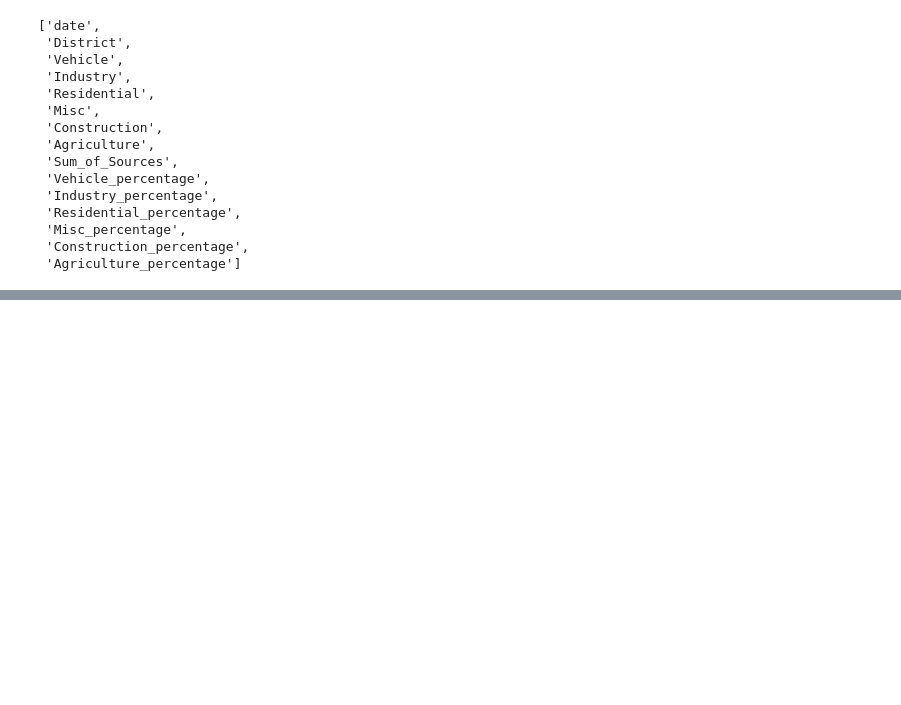
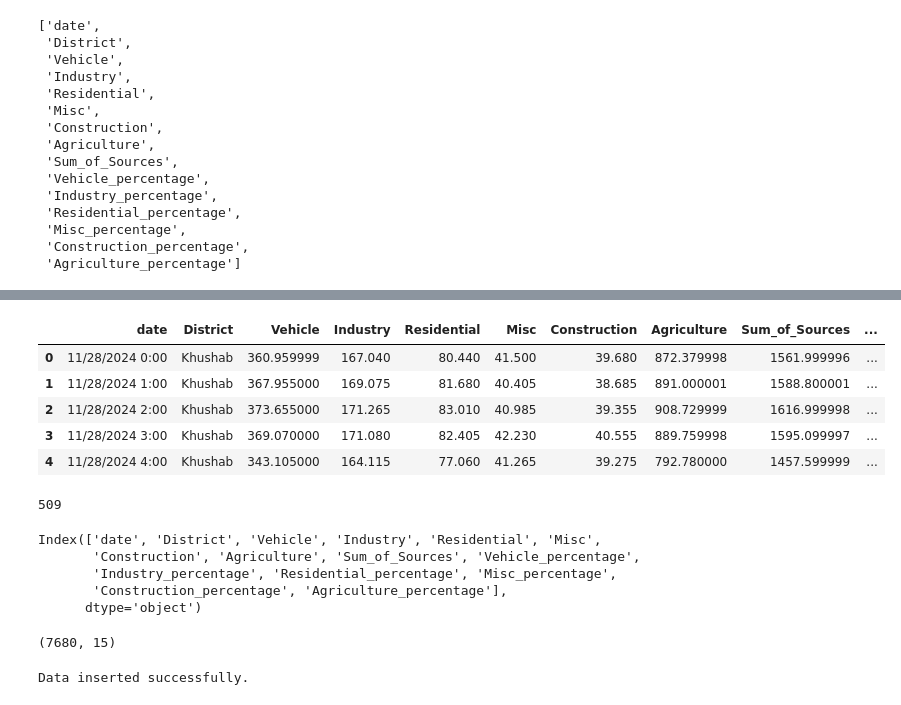
Before and after one commit to ReehaKashif/Smog-Project, a Jupyter notebook: fastapi-server/octapi_db.ipynb, the cells around one changed output, grey strips where cells are left out. Saved outputs shown, nothing was run; the diff lists cells and outputs as text; code cells hidden in the pictures; blank space fills up the shorter version.

```diff
--- a/fastapi-server/octapi_db.ipynb
+++ b/fastapi-server/octapi_db.ipynb
@@ -473,0 +485,34 @@ columns
+# %%
+df = df[['date'] + [col for col in df.columns if col != 'date']]
+# %%
+df.head()
+# %% [output]
+|  | date | District | Vehicle | Industry | Residential | Misc | Construction | Agriculture | Sum_of_Sources | ... |
+| 0 | 11/28/2024 0:00 | Khushab | 360.959999 | 167.040 | 80.440 | 41.500 | 39.680 | 872.379998 | 1561.999996 | ... |
+| 1 | 11/28/2024 1:00 | Khushab | 367.955000 | 169.075 | 81.680 | 40.405 | 38.685 | 891.000001 | 1588.800001 | ... |
+| 2 | 11/28/2024 2:00 | Khushab | 373.655000 | 171.265 | 83.010 | 40.985 | 39.355 | 908.729999 | 1616.999998 | ... |
+| 3 | 11/28/2024 3:00 | Khushab | 369.070000 | 171.080 | 82.405 | 42.230 | 40.555 | 889.759998 | 1595.099997 | ... |
+| 4 | 11/28/2024 4:00 | Khushab | 343.105000 | 164.115 | 77.060 | 41.265 | 39.275 | 792.780000 | 1457.599999 | ... |
+# %%
+df.duplicated().sum()
+# %% [output]
+509
+# %%
+df.columns = [col.replace('%', '_percentage') for col in df.columns]
+df.columns
+# %% [output]
+Index(['date', 'District', 'Vehicle', 'Industry', 'Residential', 'Misc',
+       'Construction', 'Agriculture', 'Sum_of_Sources', 'Vehicle_percentage',
+       'Industry_percentage', 'Residential_percentage', 'Misc_percentage',
+       'Construction_percentage', 'Agriculture_percentage'],
+      dtype='object')
+# %%
+df.shape
+# %% [output]
+(7680, 15)
+# %%
+from connect_db import save_dataframe_to_db
+
+save_dataframe_to_db(df)
+# %% [output]
+Data inserted successfully.
```
Also changed, not shown: parts of 1 cell of this notebook, 6 other files.
